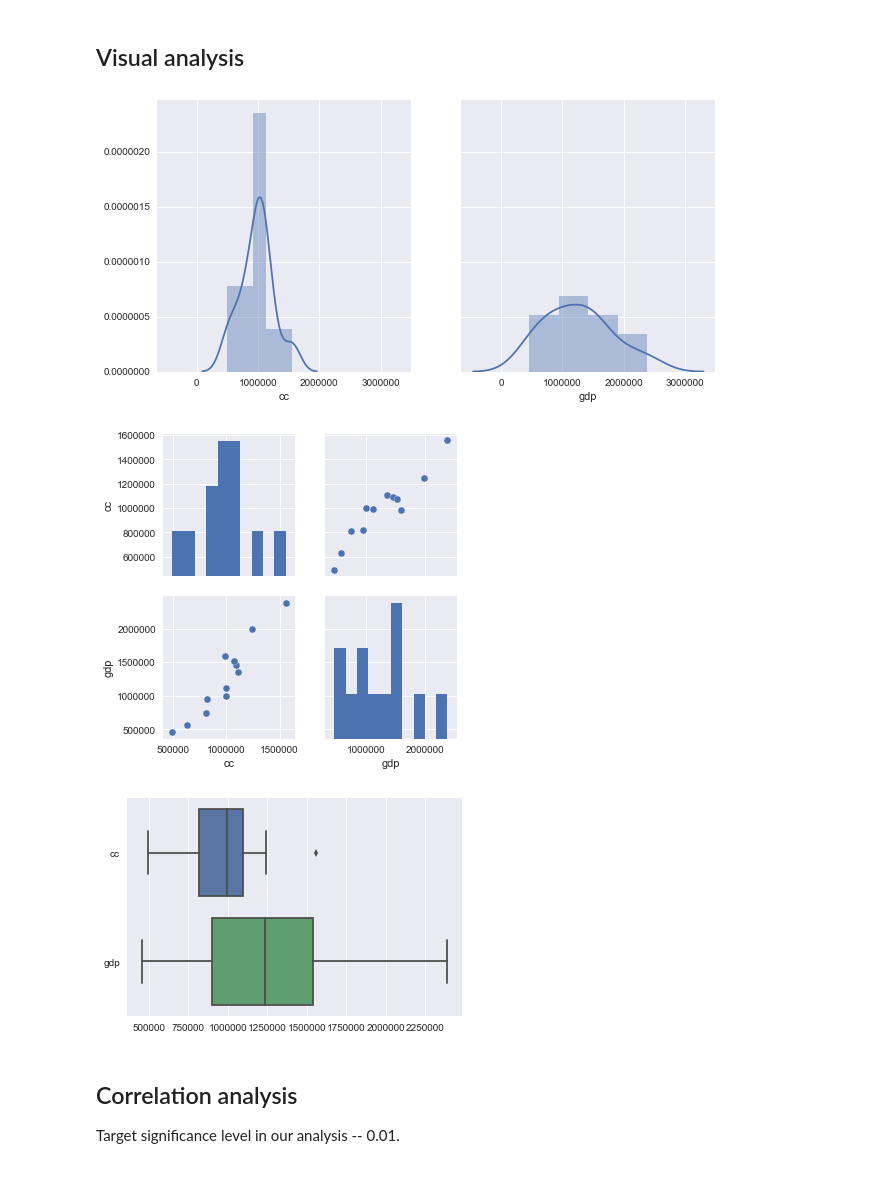
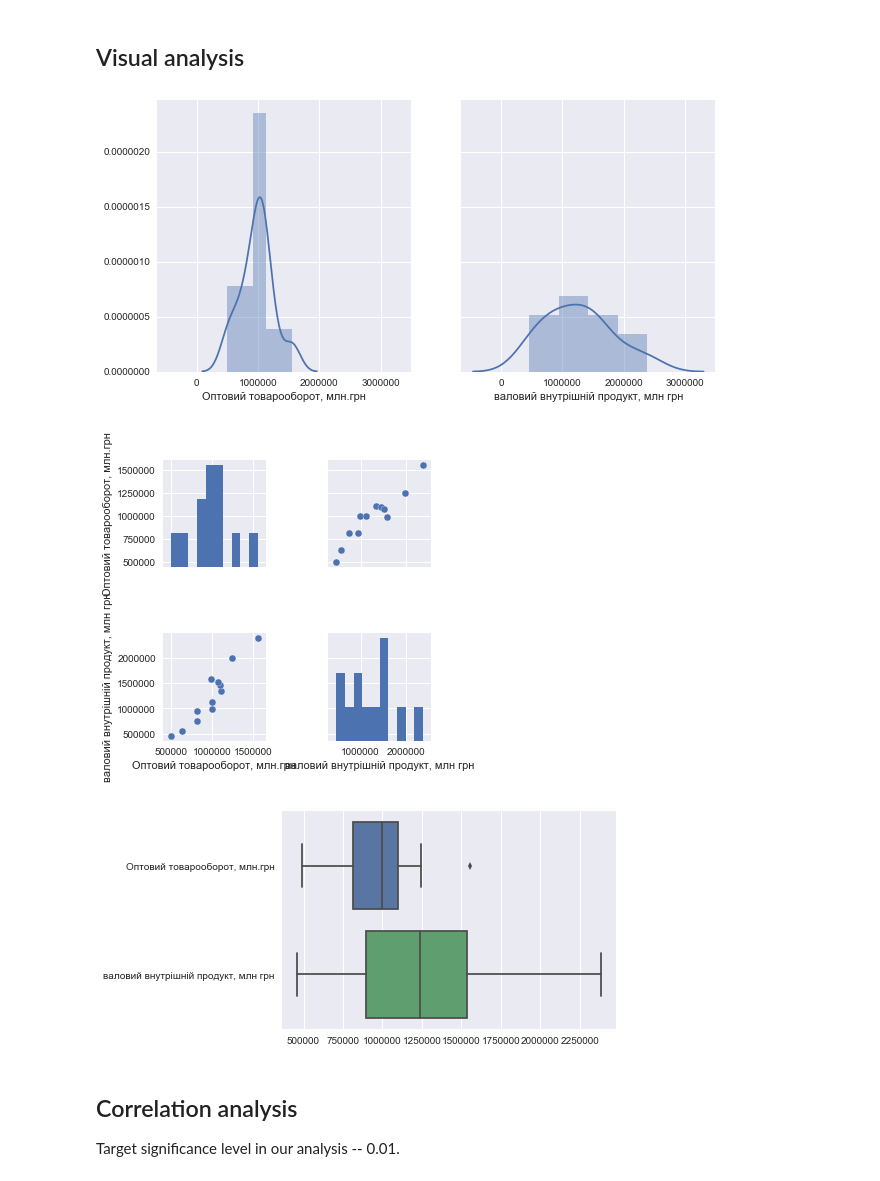
Before and after one commit to YarrDOpanas/uData, a Jupyter notebook: Statistics/Projects/team2/2018-06-22-yb-task-2.ipynb, the cells around one changed output. Cells and saved outputs as stored; diff of their text form; code cells hidden in the pictures.

```diff
--- a/Statistics/Projects/team2/2018-06-22-yb-task-2.ipynb
+++ b/Statistics/Projects/team2/2018-06-22-yb-task-2.ipynb
@@ -18,6 +18,6 @@ import seaborn as sns
 
 sns.set()
 # %%
-data = pd.read_excel('../task_1/data/data-team-2.xlsx', 'task-2-1-kh', index_col=0)
+data = pd.read_excel('data-team-2.xlsx', 'task-2-1', index_col=0)
 data
 # %% [output]
@@ -76,17 +76,17 @@ dtype: float64
 ## Visual analysis
 # %%
 _, axes = plt.subplots(1, 2, figsize=(10, 5), sharey=True, sharex=True)
-_ = sns.distplot(data['cc'], ax=axes[0]), sns.distplot(data['gdp'], ax=axes[1])
+_ = sns.distplot(data['Оптовий товарооборот, млн.грн'], ax=axes[0]), sns.distplot(data['валовий внутрішній продукт, млн грн'], ax=axes[1])
 # %% [output]
-[figure, old version]
+[figure, new version]
 # %%
 _ = sns.pairplot(data)
 # %% [output]
-[figure, old version]
+[figure, new version]
 # %%
 _ = sns.boxplot(data=data, orient='h')
 # %% [output]
-[figure, old version]
+[figure, new version]
 # %% [markdown]
 ## Correlation analysis
 
```
Also changed, not shown: parts of 14 cells of this notebook, 31 other files.
